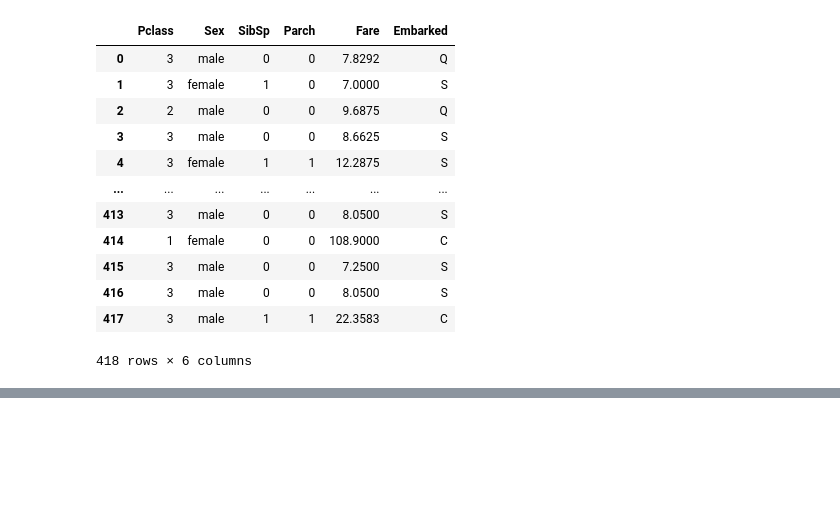
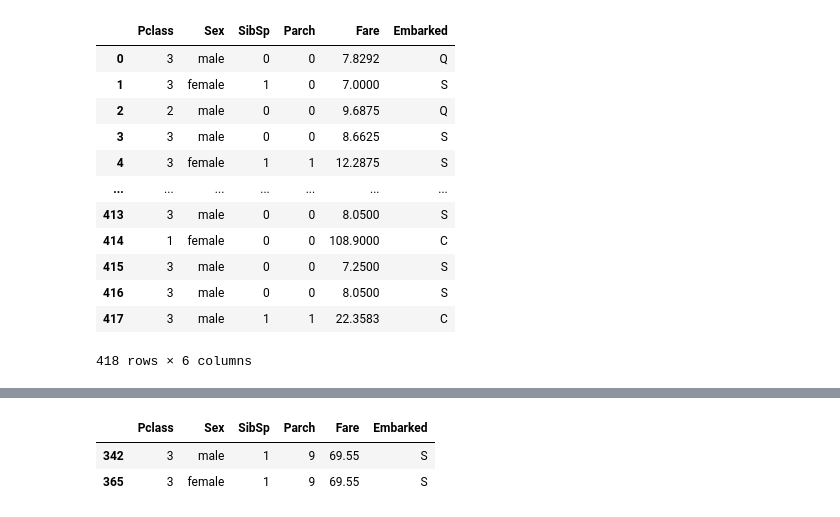
Before and after one commit to MOHAMMED-NASSER22/Titanic---Machine-Learning-from-Disaster-Kaggle, a Jupyter notebook: titanic.ipynb, the cells around one changed output, grey strips where cells are left out. Drawn from its saved outputs; the diff is of its cells as text; code cells hidden in the pictures; blank space fills up the shorter version.

```diff
--- a/titanic.ipynb
+++ b/titanic.ipynb
@@ -710,0 +726,6 @@ test_df2
+# %%
+test_df2[test_df2['Parch'] == 9]
+# %% [output]
+|  | Pclass | Sex | SibSp | Parch | Fare | Embarked |
+| 342 | 3 | male | 1 | 9 | 69.55 | S |
+| 365 | 3 | female | 1 | 9 | 69.55 | S |
```
Also changed, not shown: parts of 26 cells of this notebook.
